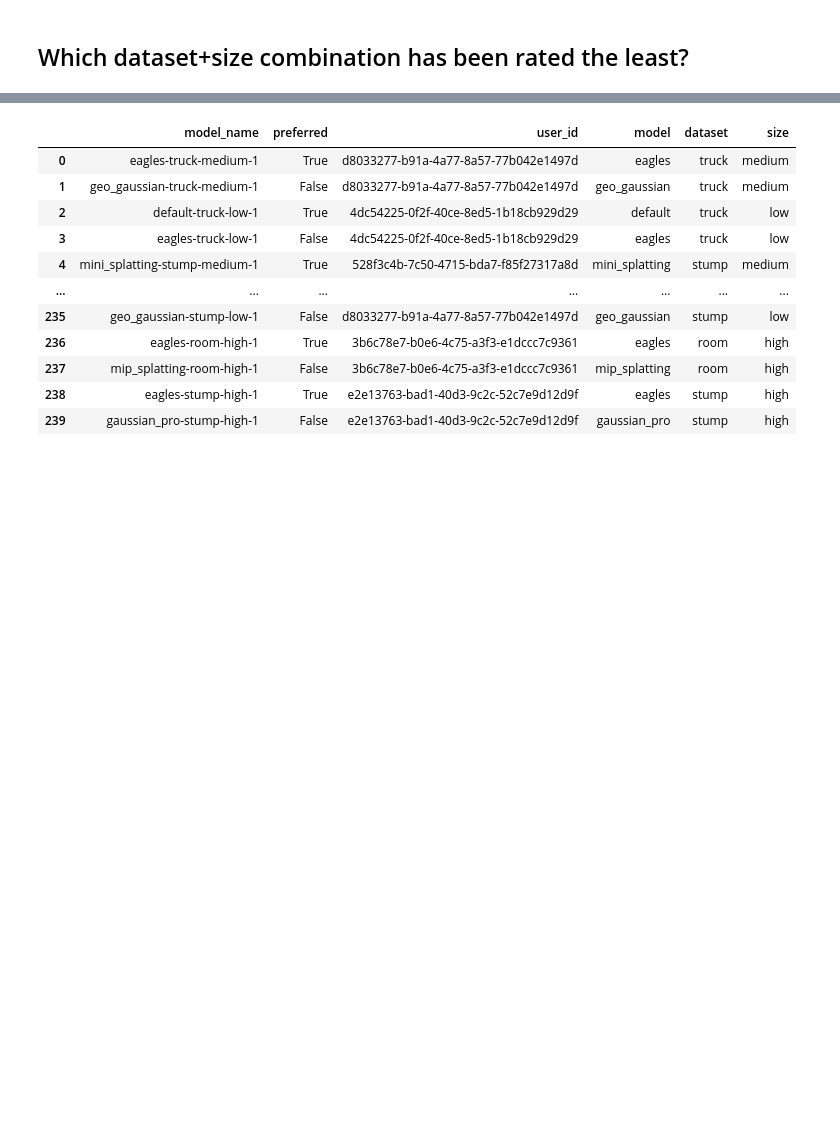
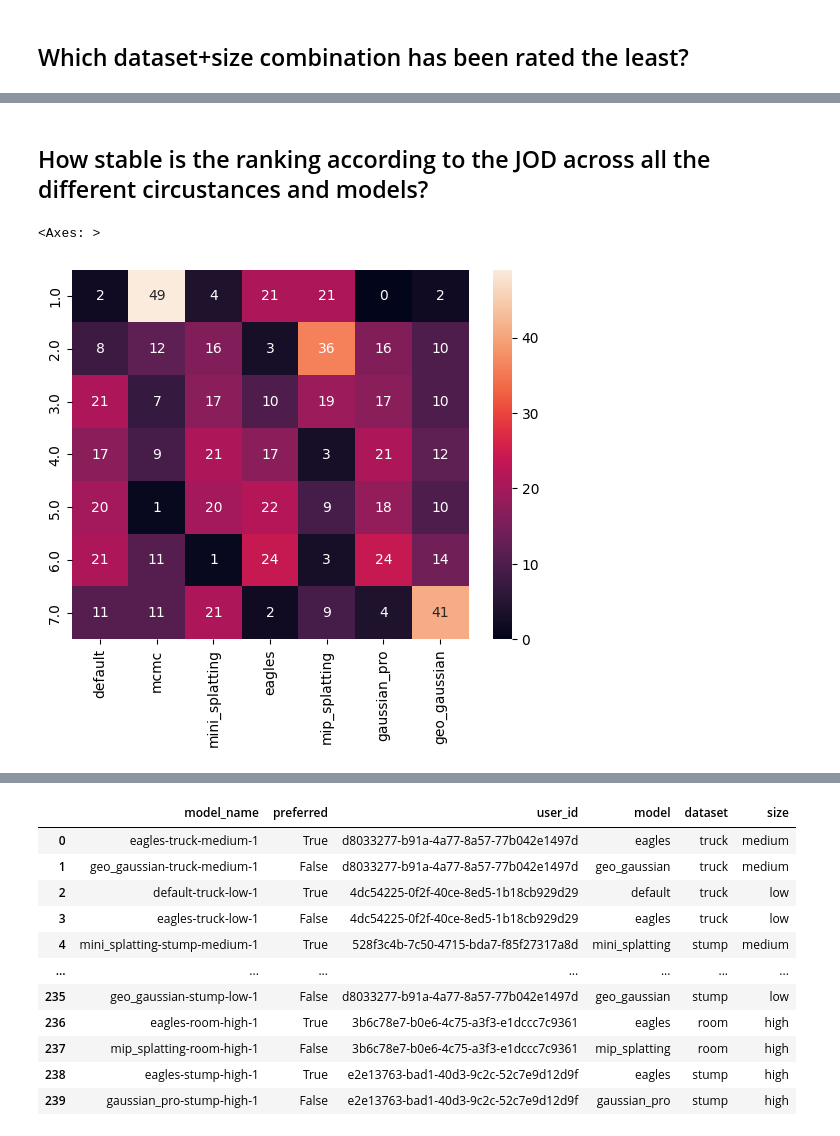
Before and after one commit to PaulErpen/eval-viewer, a Jupyter notebook: scripts/report/report.ipynb, the cells around one changed output, grey strips where cells are left out. Saved outputs shown, nothing was run; the diff lists cells and outputs as text; code cells hidden in the pictures; blank space fills up the shorter version.

Commit message:
Implement rank consistency measurement

```diff
--- a/scripts/report/report.ipynb
+++ b/scripts/report/report.ipynb
@@ -507,0 +534,25 @@ df_ratings_count
+# %% [markdown]
+## How stable is the ranking according to the JOD across all the different circustances and models?
+# %%
+# overall rank stability
+ranks = result[
+    [
+        "default",
+        "mcmc",
+        "mini_splatting",
+        "eagles",
+        "mip_splatting",
+        "gaussian_pro",
+        "geo_gaussian",
+    ]
+].rank(axis=1, ascending=False)
+
+rank_counts = ranks.apply(pd.Series.value_counts, axis=0).fillna(0)
+df_rank_overall = (rank_counts / ranks.shape[0] * 100).apply(round)
+# %%
+import seaborn as sns
+
+sns.heatmap(df_rank_overall, annot=True)
+# %% [output]
+<Axes: >
+[figure, added]
```
Also changed, not shown: parts of 18 cells of this notebook, 2 other files.
